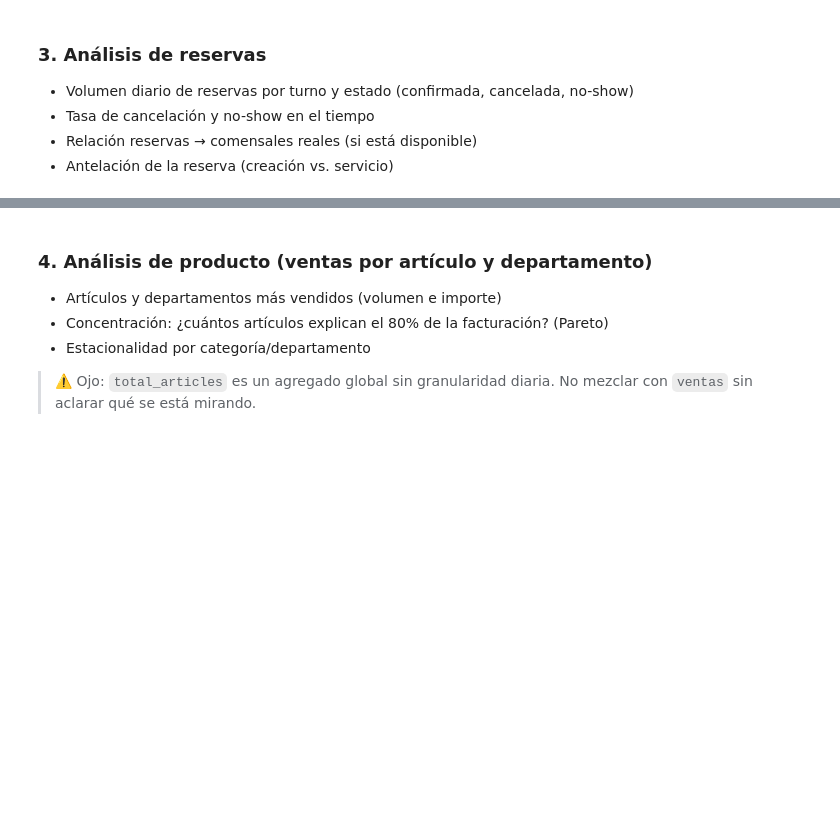
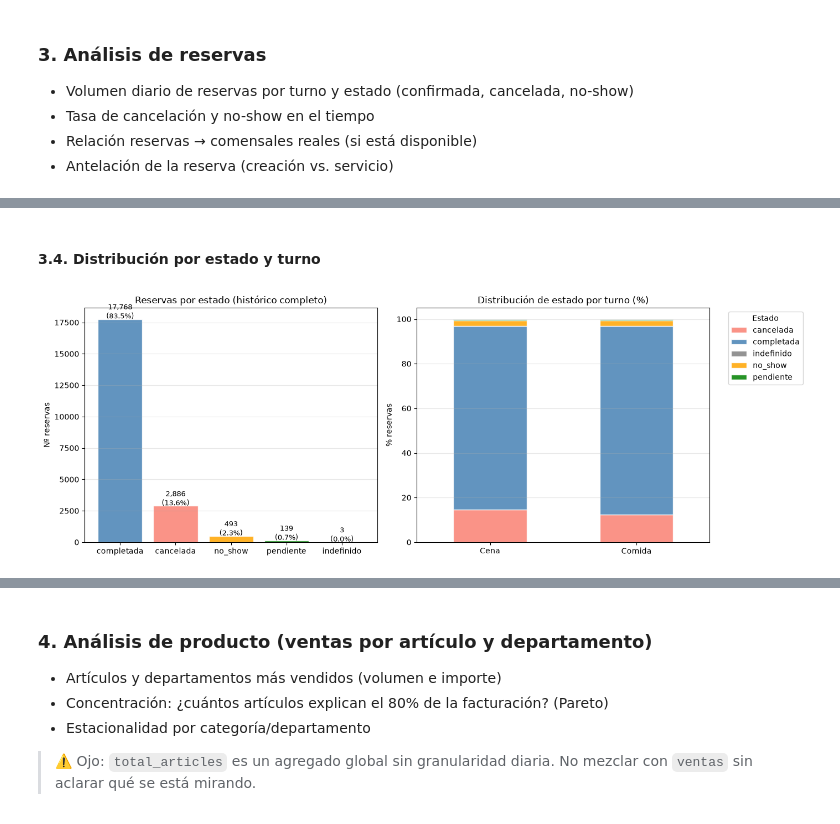
Before and after one commit to Joaquindam/TFM-Hosteleria-AI, a Jupyter notebook: notebooks/03_EDA.ipynb, the cells around one changed output, grey strips where cells are left out. Drawn from its saved outputs; the diff is of its cells as text; code cells hidden in the pictures; blank space fills up the shorter version.

```diff
--- a/notebooks/03_EDA.ipynb
+++ b/notebooks/03_EDA.ipynb
@@ -467,0 +596,18 @@ Se identifican 67 tickets (1,00%) por encima del umbral de 400€ (Percentil 99)
+# %%
+# Cruce turno × estado — relevante para el modelo porque
+# el comportamiento de cancelación puede diferir entre comida y cena
+
+pivot_turno_status = (
+    df_reservas
+    .groupby(['shift', 'status_agrupado'])
+    .size()
+    .unstack(fill_value=0)
+)
+
+# Añadimos porcentajes sobre el total de cada turno
+pivot_turno_pct = pivot_turno_status.div(pivot_turno_status.sum(axis=1), axis=0).round(3) * 100
+
+print("Volumen absoluto por turno y estado:")
+display(pivot_turno_status)
+print("\nPorcentaje por turno y estado:")
+display(pivot_turno_pct)
@@ -467,0 +625,38 @@ Se identifican 67 tickets (1,00%) por encima del umbral de 400€ (Percentil 99)
+# %% [markdown]
+#### 3.4. Distribución por estado y turno
+# %%
+fig, axes = plt.subplots(1, 2, figsize=(14, 5))
+
+# Panel izquierdo: volumen absoluto por estado
+colores_status = {'completada': 'steelblue', 'cancelada': 'salmon', 'no_show': 'orange', 'pendiente': 'green'}
+status_counts = df_reservas['status_agrupado'].value_counts()
+
+axes[0].bar(status_counts.index,
+            status_counts.values,
+            color=[colores_status.get(s, 'grey') for s in status_counts.index],
+            edgecolor='white', alpha=0.85)
+axes[0].set_title('Reservas por estado (histórico completo)')
+axes[0].set_ylabel('Nº reservas')
+axes[0].grid(axis='y', alpha=0.3)
+for i, (idx, val) in enumerate(status_counts.items()):
+    axes[0].text(i, val + 50, f'{val:,}\n({val/len(df_reservas)*100:.1f}%)',
+                 ha='center', fontsize=9)
+
+# Panel derecho: stacked bar por turno
+pivot_turno_pct.plot(
+    kind='bar', stacked=True, ax=axes[1],
+    color=[colores_status.get(c, 'grey') for c in pivot_turno_pct.columns],
+    edgecolor='white', alpha=0.85
+)
+axes[1].set_title('Distribución de estado por turno (%)')
+axes[1].set_ylabel('% reservas')
+axes[1].set_xlabel('')
+axes[1].tick_params(axis='x', rotation=0)
+axes[1].legend(title='Estado', bbox_to_anchor=(1.05, 1), loc='upper left')
+axes[1].grid(axis='y', alpha=0.3)
+
+plt.tight_layout()
+plt.savefig(FIGURES_DIR / 'reservas_estado_turno.png', dpi=150, bbox_inches='tight')
+plt.show()
+# %% [output]
+[figure, added]
```
Also changed, not shown: parts of 55 cells of this notebook, 21 other files.
